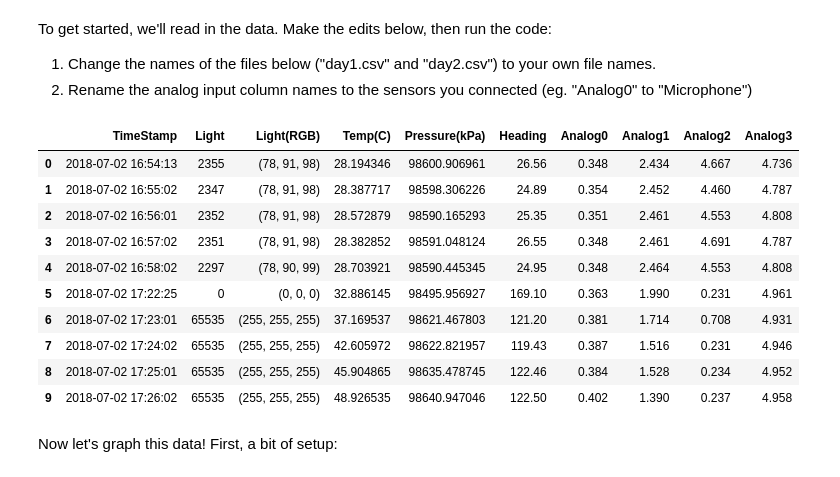
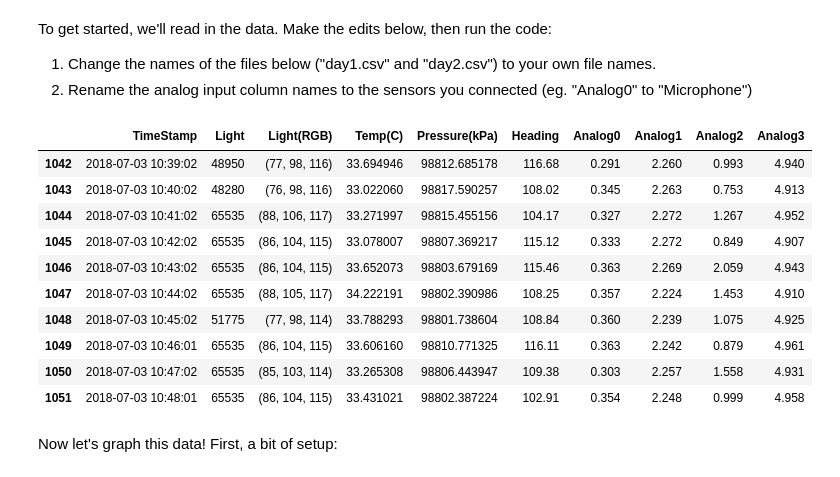
Before and after one commit to nataliefreed/connected-scripts, a Jupyter notebook: graphing exercise.ipynb, the cells around one changed output. Drawn from its saved outputs; the diff is of its cells as text; code cells hidden in the pictures.

```diff
--- a/graphing exercise.ipynb
+++ b/graphing exercise.ipynb
@@ -8,30 +8,30 @@ To get started, we'll read in the data. Make the edits below, then run the code:
 # %%
 import pandas as pd
 
 #set the names of each sensor data column
 names = ["TimeStamp", "Light", "Light(RGB)", "Temp(C)", "Pressure(kPa)", "Heading", "Analog0", "Analog1", "Analog2", "Analog3"]
 
 #read in each file
 file1 = pd.read_table('day1.csv', sep=' , ', header=None, engine='python', names = names, parse_dates=['TimeStamp'])
 file2 = pd.read_table('day2.csv', sep=' , ', header=None, engine='python', names = names, parse_dates=['TimeStamp'])
 
 #combine both files into a single dataset
 data = pd.concat([file1, file2])
 
 #show the first 10 rows. You can change this number to look at more or fewer, or use data.tail(5) to see the last rows
-data.head(10)
+data.tail(10)
 # %% [output]
 |  | TimeStamp | Light | Light(RGB) | Temp(C) | Pressure(kPa) | Heading | Analog0 | Analog1 | Analog2 | Analog3 |
-| 0 | 2018-07-02 16:54:13 | 2355 | (78, 91, 98) | 28.194346 | 98600.906961 | 26.56 | 0.348 | 2.434 | 4.667 | 4.736 |
-| 1 | 2018-07-02 16:55:02 | 2347 | (78, 91, 98) | 28.387717 | 98598.306226 | 24.89 | 0.354 | 2.452 | 4.460 | 4.787 |
-| 2 | 2018-07-02 16:56:01 | 2352 | (78, 91, 98) | 28.572879 | 98590.165293 | 25.35 | 0.351 | 2.461 | 4.553 | 4.808 |
-| 3 | 2018-07-02 16:57:02 | 2351 | (78, 91, 98) | 28.382852 | 98591.048124 | 26.55 | 0.348 | 2.461 | 4.691 | 4.787 |
-| 4 | 2018-07-02 16:58:02 | 2297 | (78, 90, 99) | 28.703921 | 98590.445345 | 24.95 | 0.348 | 2.464 | 4.553 | 4.808 |
-| 5 | 2018-07-02 17:22:25 | 0 | (0, 0, 0) | 32.886145 | 98495.956927 | 169.10 | 0.363 | 1.990 | 0.231 | 4.961 |
-| 6 | 2018-07-02 17:23:01 | 65535 | (255, 255, 255) | 37.169537 | 98621.467803 | 121.20 | 0.381 | 1.714 | 0.708 | 4.931 |
-| 7 | 2018-07-02 17:24:02 | 65535 | (255, 255, 255) | 42.605972 | 98622.821957 | 119.43 | 0.387 | 1.516 | 0.231 | 4.946 |
-| 8 | 2018-07-02 17:25:01 | 65535 | (255, 255, 255) | 45.904865 | 98635.478745 | 122.46 | 0.384 | 1.528 | 0.234 | 4.952 |
-| 9 | 2018-07-02 17:26:02 | 65535 | (255, 255, 255) | 48.926535 | 98640.947046 | 122.50 | 0.402 | 1.390 | 0.237 | 4.958 |
+| 1042 | 2018-07-03 10:39:02 | 48950 | (77, 98, 116) | 33.694946 | 98812.685178 | 116.68 | 0.291 | 2.260 | 0.993 | 4.940 |
+| 1043 | 2018-07-03 10:40:02 | 48280 | (76, 98, 116) | 33.022060 | 98817.590257 | 108.02 | 0.345 | 2.263 | 0.753 | 4.913 |
+| 1044 | 2018-07-03 10:41:02 | 65535 | (88, 106, 117) | 33.271997 | 98815.455156 | 104.17 | 0.327 | 2.272 | 1.267 | 4.952 |
+| 1045 | 2018-07-03 10:42:02 | 65535 | (86, 104, 115) | 33.078007 | 98807.369217 | 115.12 | 0.333 | 2.272 | 0.849 | 4.907 |
+| 1046 | 2018-07-03 10:43:02 | 65535 | (86, 104, 115) | 33.652073 | 98803.679169 | 115.46 | 0.363 | 2.269 | 2.059 | 4.943 |
+| 1047 | 2018-07-03 10:44:02 | 65535 | (88, 105, 117) | 34.222191 | 98802.390986 | 108.25 | 0.357 | 2.224 | 1.453 | 4.910 |
+| 1048 | 2018-07-03 10:45:02 | 51775 | (77, 98, 114) | 33.788293 | 98801.738604 | 108.84 | 0.360 | 2.239 | 1.075 | 4.925 |
+| 1049 | 2018-07-03 10:46:01 | 65535 | (86, 104, 115) | 33.606160 | 98810.771325 | 116.11 | 0.363 | 2.242 | 0.879 | 4.961 |
+| 1050 | 2018-07-03 10:47:02 | 65535 | (85, 103, 114) | 33.265308 | 98806.443947 | 109.38 | 0.303 | 2.257 | 1.558 | 4.931 |
+| 1051 | 2018-07-03 10:48:01 | 65535 | (86, 104, 115) | 33.431021 | 98802.387224 | 102.91 | 0.354 | 2.248 | 0.999 | 4.958 |
 # %% [markdown]
 Now let's graph this data! First, a bit of setup:
 # %%
```
Also changed, not shown: parts of 7 cells of this notebook.
